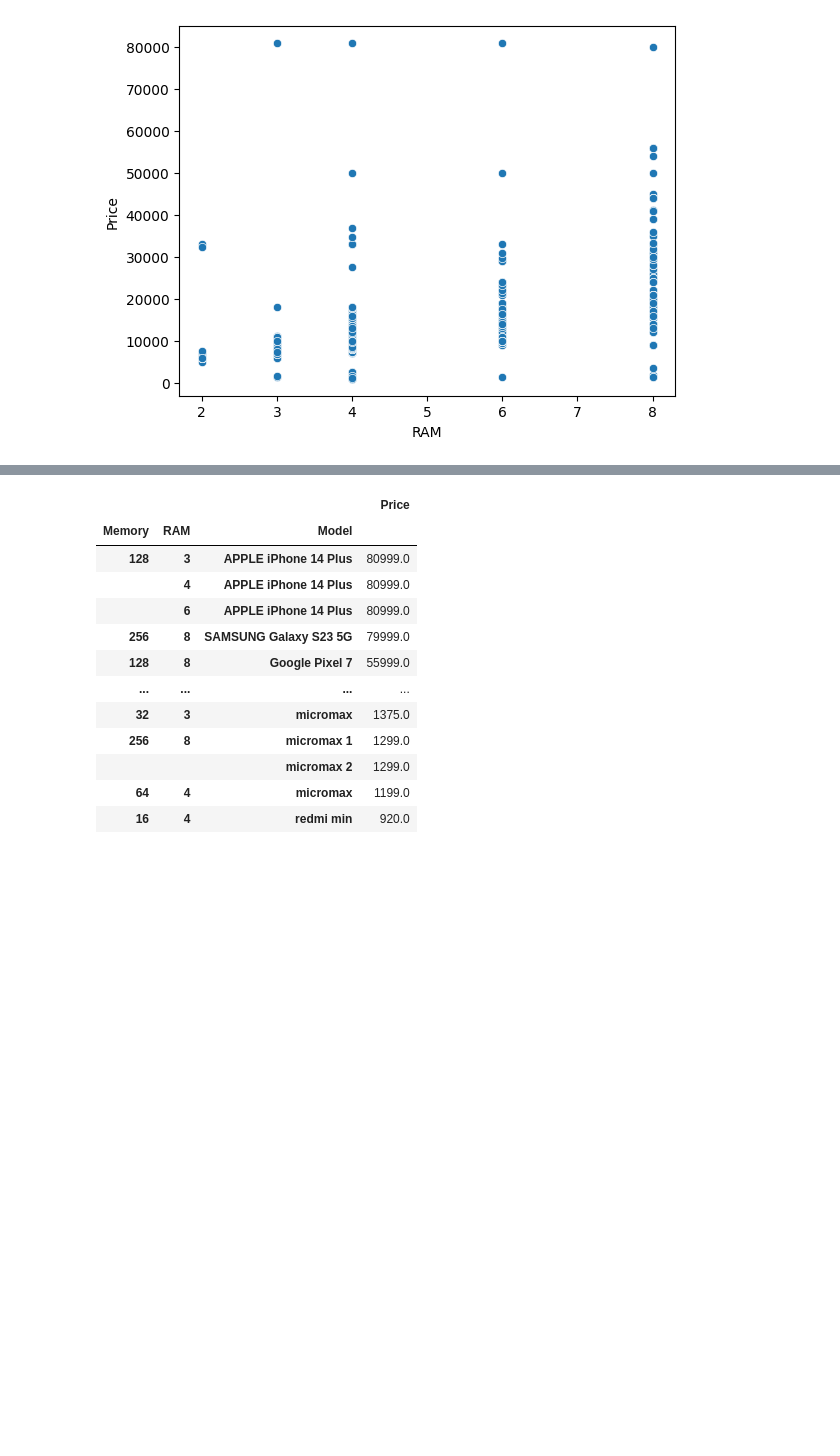
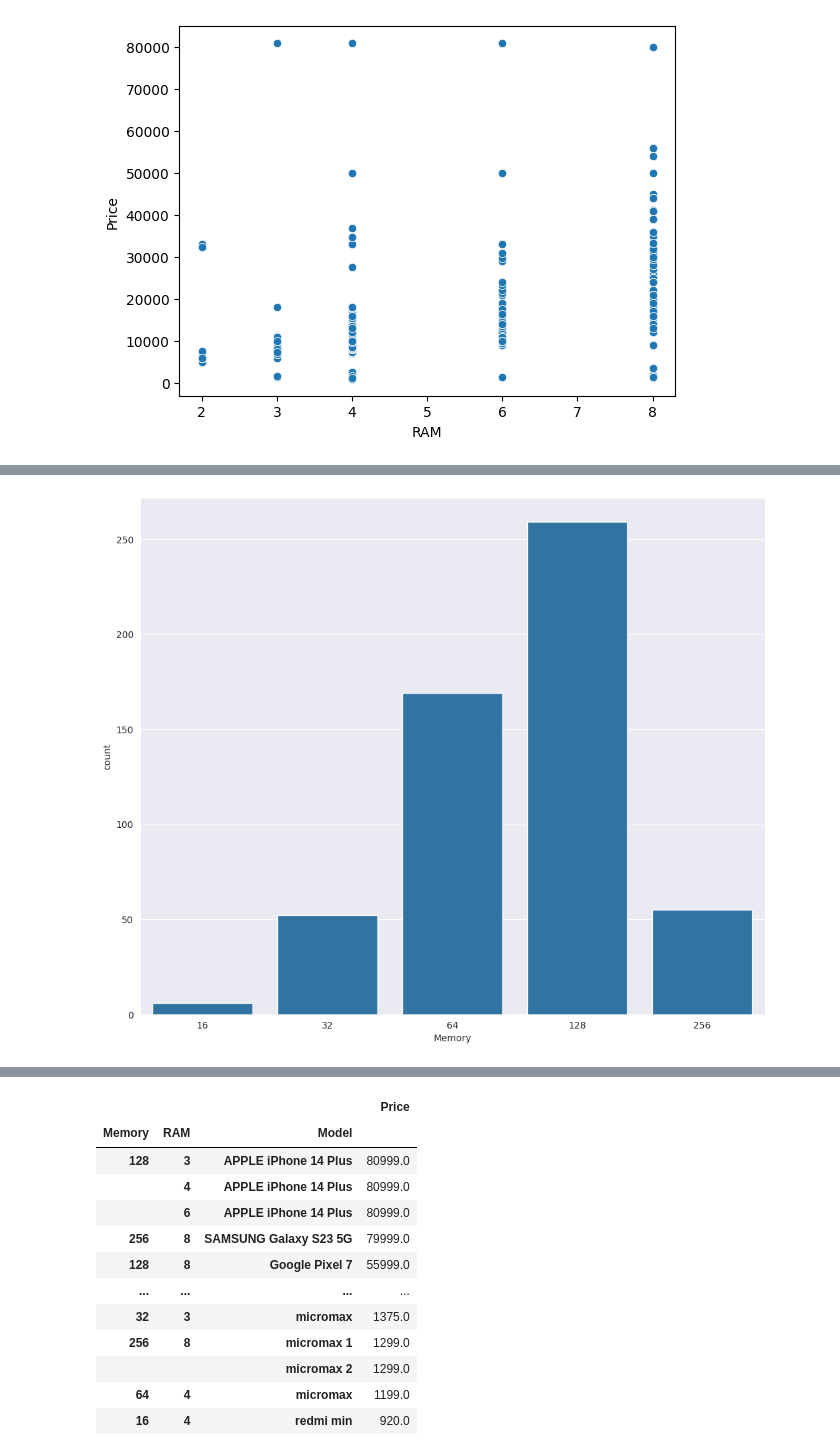
Before and after one commit to Deb052024/Machine-Prediction, a Jupyter notebook: Mobile_Handset_Price.ipynb, the cells around one changed output, grey strips where cells are left out. Drawn from its saved outputs; the diff is of its cells as text; code cells hidden in the pictures; blank space fills up the shorter version.

```diff
--- a/Mobile_Handset_Price.ipynb
+++ b/Mobile_Handset_Price.ipynb
@@ -356,0 +366,6 @@ sns.scatterplot(x=df['RAM'],y=df['Price'])
+# %%
+plt.figure(figsize=(12,10))
+sns.countplot(x=df['Memory'])
+sns.set_style('darkgrid')
+# %% [output]
+[figure, added]
```
Also changed, not shown: parts of 17 cells of this notebook.
